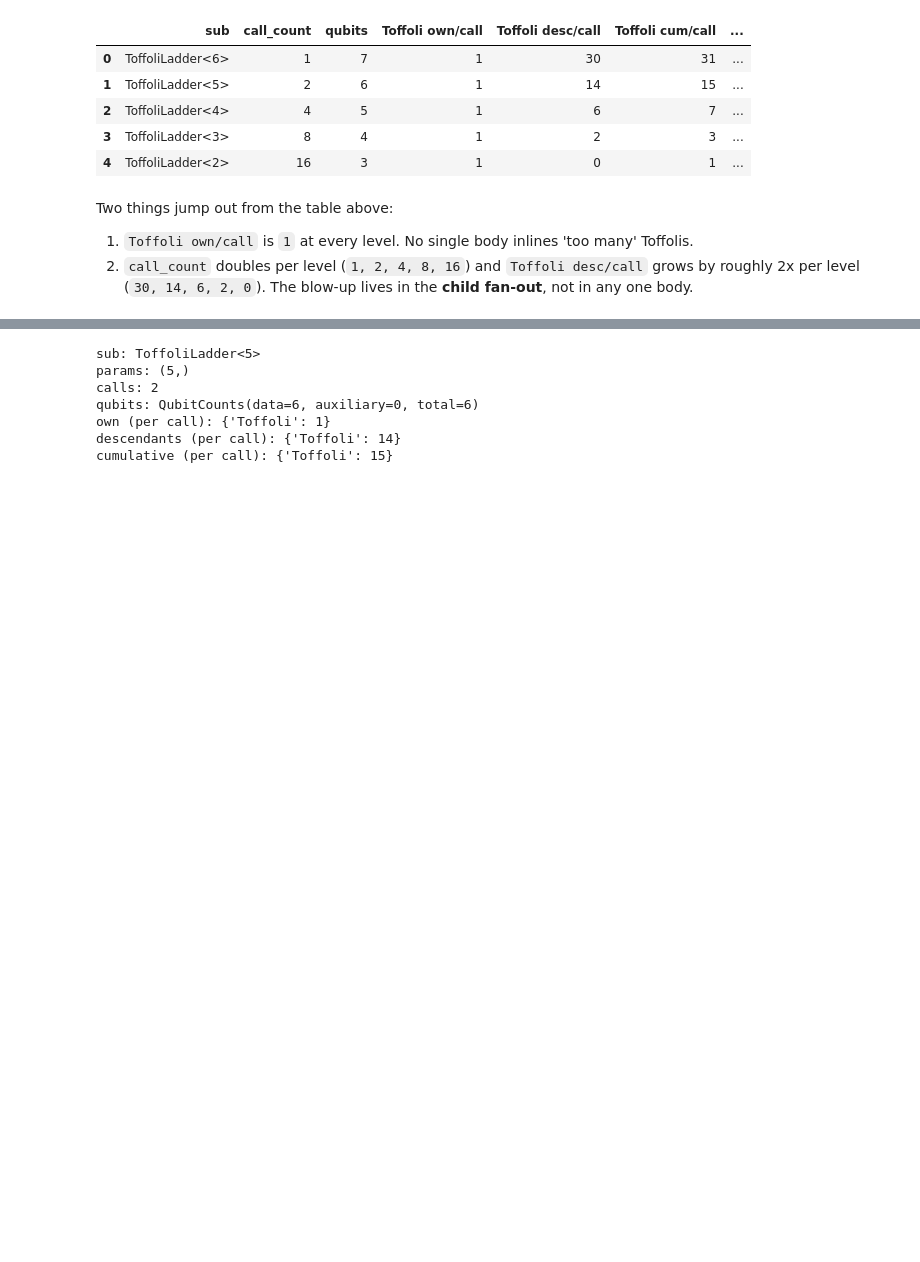
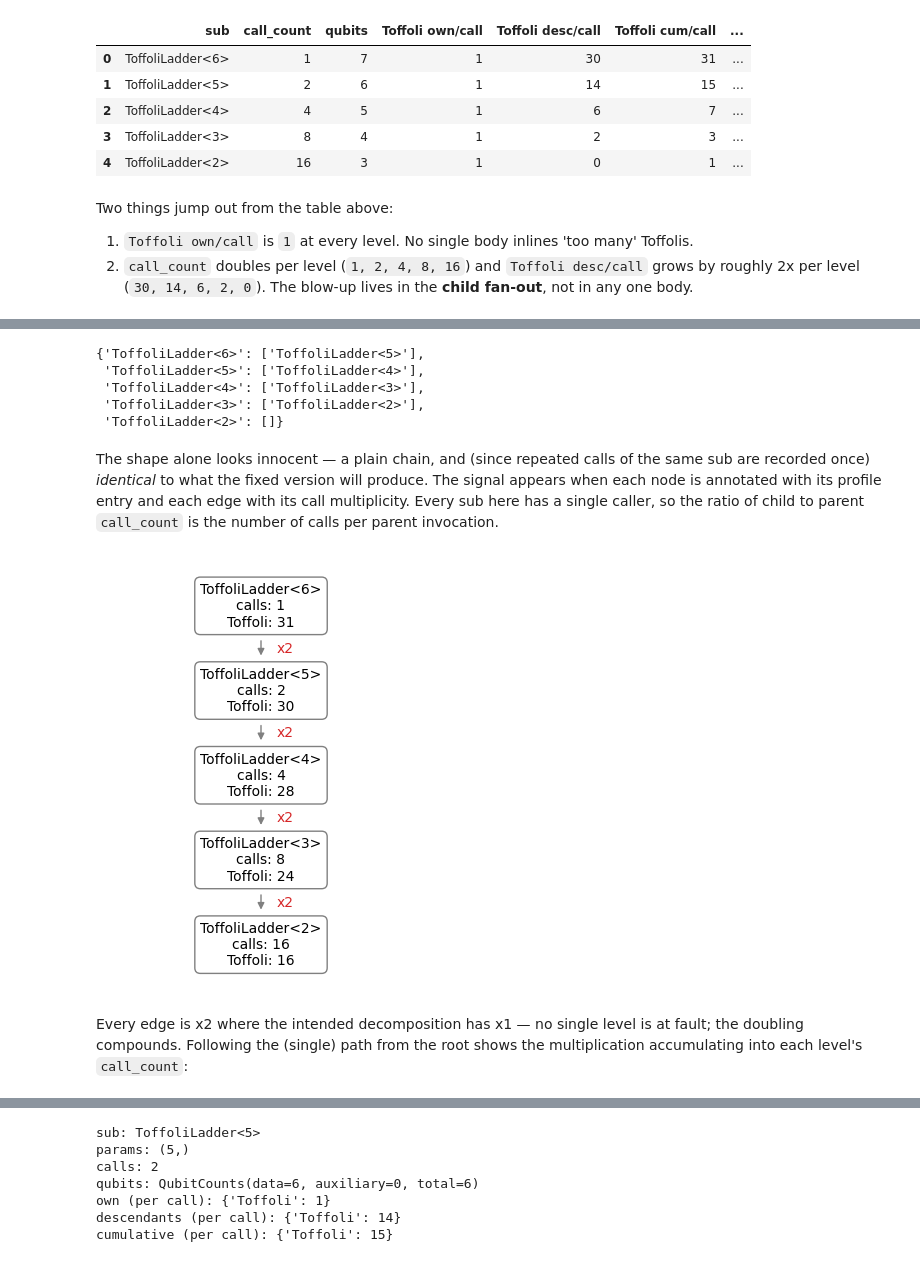
Before and after one commit to QunaSys/quri-sdk, a Jupyter notebook: docs/source/docs/tutorials/quri-parts/subwise.ipynb, the cells around one changed output, grey strips where cells are left out. Cells and saved outputs as stored; diff of their text form; code cells hidden in the pictures; blank space fills up the shorter version.

```diff
--- a/docs/source/docs/tutorials/quri-parts/subwise.ipynb
+++ b/docs/source/docs/tutorials/quri-parts/subwise.ipynb
@@ -108,8 +108,12 @@ report_data = Evaluator(SubwiseProfileEvaluatorHooks(gates=(std.Toffoli,))).run(
 TOFFOLI = std.Toffoli.id
 
 
+def sub_ident_name(ident: Ident | None) -> str:
+    return ident.to_str(full=False) if ident else "<entry>"
+
+
 def sub_name(entry: SubwiseProfileEntry) -> str:
-    return entry.source_op.to_str(full=False) if entry.source_op else "<entry>"
+    return sub_ident_name(entry.source_op)
 
 
 def by_gate_name(counts: Mapping[Ident, int]) -> dict[str, int]:
@@ -146,0 +155,73 @@ Two things jump out from the table above:
+# %%
+from quri_parts.qsub.eval import CallGraphEvaluatorHooks
+
+call_graph = Evaluator(CallGraphEvaluatorHooks()).run(compiled)
+
+{
+    sub_ident_name(caller): [sub_ident_name(c) for c in callees]
+    for caller, callees in call_graph.items()
+}
+# %% [output]
+{'ToffoliLadder<6>': ['ToffoliLadder<5>'],
+ 'ToffoliLadder<5>': ['ToffoliLadder<4>'],
+ 'ToffoliLadder<4>': ['ToffoliLadder<3>'],
+ 'ToffoliLadder<3>': ['ToffoliLadder<2>'],
+ 'ToffoliLadder<2>': []}
+# %% [markdown]
+The shape alone looks innocent — a plain chain, and (since repeated calls of the same sub are recorded once) *identical* to what the fixed version will produce. The signal appears when each node is annotated with its profile entry and each edge with its call multiplicity. Every sub here has a single caller, so the ratio of child to parent `call_count` is the number of calls per parent invocation.
+# %%
+import matplotlib.pyplot as plt
+
+
+def plot_call_graph(
+    graph: dict[Ident | None, list[Ident]], report: Sequence[SubwiseProfileEntry]
+) -> None:
+    entries = {e.source_op: e for e in report}
+
+    # Layer each node by its longest path from the root.
+    depth: dict[Ident | None, int] = {}
+    called = {callee for callees in graph.values() for callee in callees}
+
+    def assign(ident: Ident | None, d: int) -> None:
+        depth[ident] = max(d, depth.get(ident, 0))
+        for callee in graph[ident]:
+            assign(callee, d + 1)
+
+    for root in (n for n in graph if n not in called):
+        assign(root, 0)
+
+    layers: dict[int, list[Ident | None]] = {}
+    for ident, d in depth.items():
+        layers.setdefault(d, []).append(ident)
+    pos = {}
+    for d, idents in layers.items():
+        for i, ident in enumerate(sorted(idents, key=str)):
+            pos[ident] = (i - (len(idents) - 1) / 2, -d)
+
+    _, ax = plt.subplots(figsize=(4, 1.1 * len(layers)))
+    for ident, (x, y) in pos.items():
+        e = entries[ident]
+        toffoli = e.gate_counts.cumulative.all_calls.get(TOFFOLI, 0)
+        label = f"{sub_name(e)}\ncalls: {e.call_count}\nToffoli: {toffoli}"
+        ax.text(x, y, label, ha="center", va="center",
+                bbox=dict(boxstyle="round,pad=0.4", fc="white", ec="gray"))
+    for caller, callees in graph.items():
+        for callee in callees:
+            (x0, y0), (x1, y1) = pos[caller], pos[callee]
+            ax.annotate("", xy=(x1, y1 + 0.38), xytext=(x0, y0 - 0.38),
+                        arrowprops=dict(arrowstyle="-|>", color="gray"))
+            # Calls per parent invocation; valid while each sub has one caller.
+            m = entries[callee].call_count // entries[caller].call_count
+            ax.text((x0 + x1) / 2 + 0.1, (y0 + y1) / 2, f"x{m}",
+                    ha="left", va="center", color="tab:red" if m > 1 else "gray")
+    ax.set_xlim(min(x for x, _ in pos.values()) - 1, max(x for x, _ in pos.values()) + 1)
+    ax.set_ylim(-max(layers) - 0.5, 0.5)
+    ax.axis("off")
+    plt.show()
+
+
+plot_call_graph(call_graph, report_data)
+# %% [output]
+[figure, added]
+# %% [markdown]
+Every edge is x2 where the intended decomposition has x1 — no single level is at fault; the doubling compounds. Following the (single) path from the root shows the multiplication accumulating into each level's `call_count`:
```
Also changed, not shown: parts of 6 cells of this notebook.
